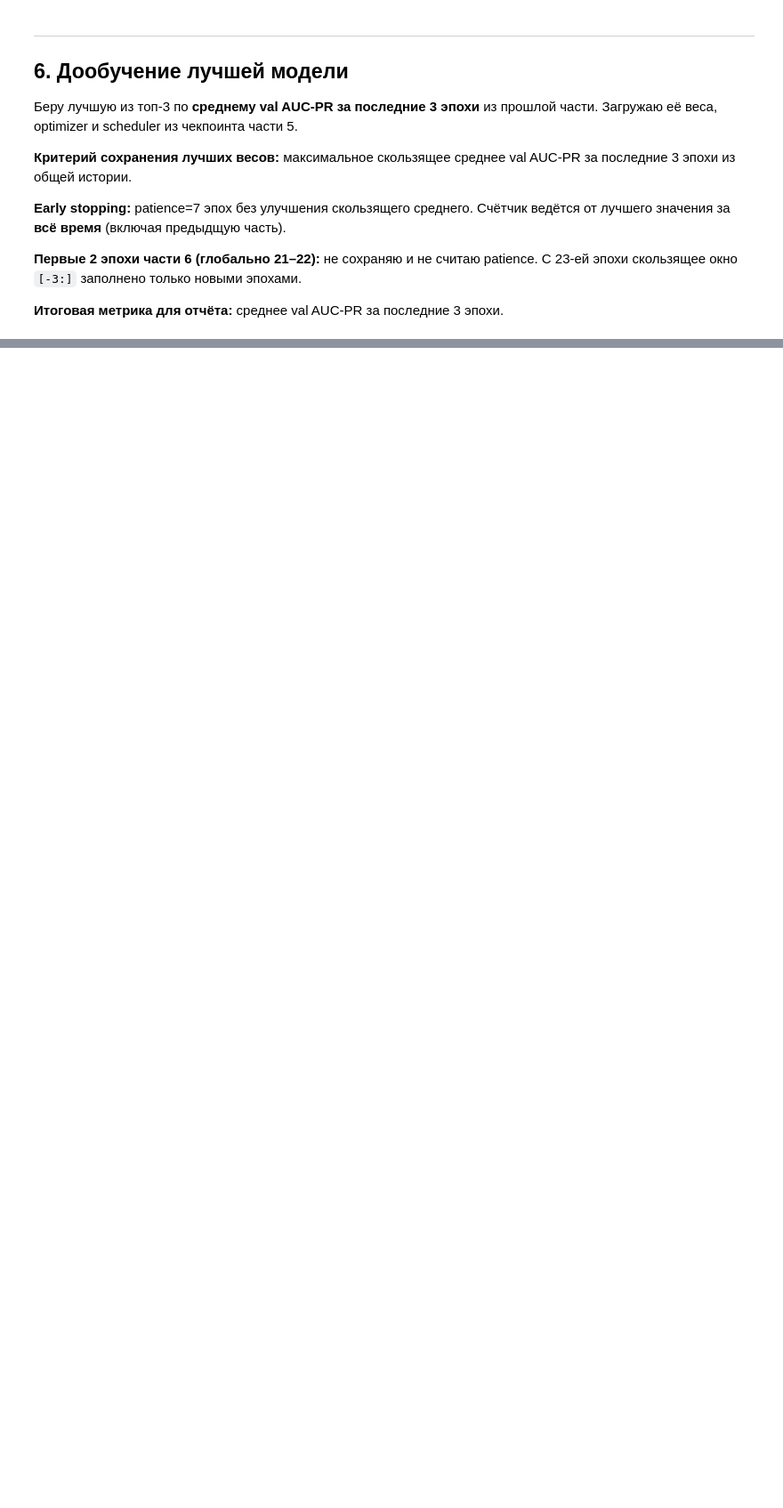
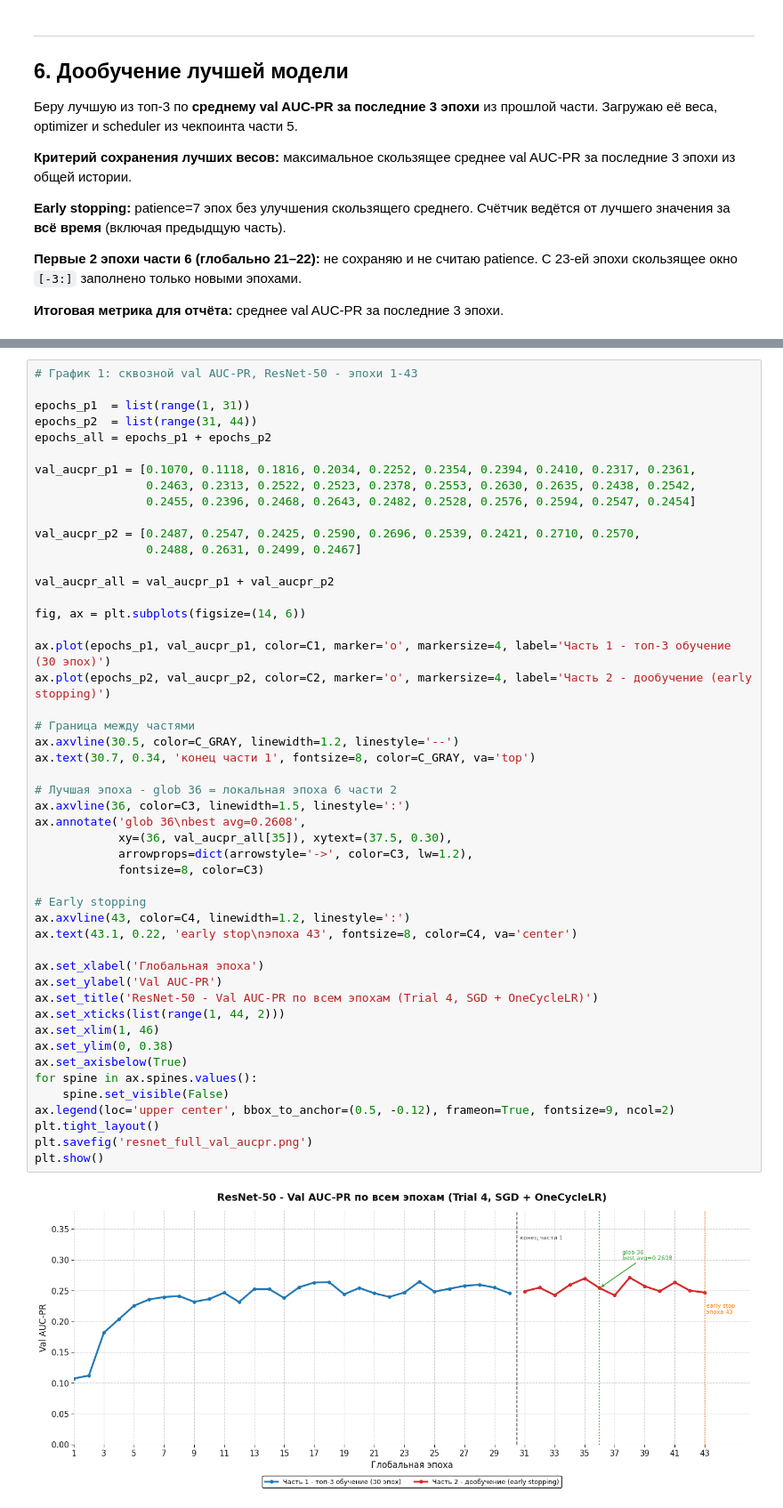
Before and after one commit to nikidariya/Melanoma_Detection_With_Class_Imbalance, a Jupyter notebook: melanoma-detection-part-2-resnet50.ipynb, the cells around one changed output, grey strips where cells are left out. Shown at 89% size. Drawn from its saved outputs; the diff is of its cells as text; blank space fills up the shorter version.

```diff
--- a/melanoma-detection-part-2-resnet50.ipynb
+++ b/melanoma-detection-part-2-resnet50.ipynb
@@ -1162,0 +1380,51 @@ Test-метрики (порог с val=0.34):
+# %%
+# График 1: сквозной val AUC-PR, ResNet-50 - эпохи 1-43
+
+epochs_p1  = list(range(1, 31))
+epochs_p2  = list(range(31, 44))
+epochs_all = epochs_p1 + epochs_p2
+
+val_aucpr_p1 = [0.1070, 0.1118, 0.1816, 0.2034, 0.2252, 0.2354, 0.2394, 0.2410, 0.2317, 0.2361,
+                0.2463, 0.2313, 0.2522, 0.2523, 0.2378, 0.2553, 0.2630, 0.2635, 0.2438, 0.2542,
+                0.2455, 0.2396, 0.2468, 0.2643, 0.2482, 0.2528, 0.2576, 0.2594, 0.2547, 0.2454]
+
+val_aucpr_p2 = [0.2487, 0.2547, 0.2425, 0.2590, 0.2696, 0.2539, 0.2421, 0.2710, 0.2570,
+                0.2488, 0.2631, 0.2499, 0.2467]
+
+val_aucpr_all = val_aucpr_p1 + val_aucpr_p2
+
+fig, ax = plt.subplots(figsize=(14, 6))
+
+ax.plot(epochs_p1, val_aucpr_p1, color=C1, marker='o', markersize=4, label='Часть 1 - топ-3 обучение (30 эпох)')
+ax.plot(epochs_p2, val_aucpr_p2, color=C2, marker='o', markersize=4, label='Часть 2 - дообучение (early stopping)')
+
+# Граница между частями
+ax.axvline(30.5, color=C_GRAY, linewidth=1.2, linestyle='--')
+ax.text(30.7, 0.34, 'конец части 1', fontsize=8, color=C_GRAY, va='top')
+
+# Лучшая эпоха - glob 36 = локальная эпоха 6 части 2
+ax.axvline(36, color=C3, linewidth=1.5, linestyle=':')
+ax.annotate('glob 36\nbest avg=0.2608',
+            xy=(36, val_aucpr_all[35]), xytext=(37.5, 0.30),
+            arrowprops=dict(arrowstyle='->', color=C3, lw=1.2),
+            fontsize=8, color=C3)
+
+# Early stopping
+ax.axvline(43, color=C4, linewidth=1.2, linestyle=':')
+ax.text(43.1, 0.22, 'early stop\nэпоха 43', fontsize=8, color=C4, va='center')
+
+ax.set_xlabel('Глобальная эпоха')
+ax.set_ylabel('Val AUC-PR')
+ax.set_title('ResNet-50 - Val AUC-PR по всем эпохам (Trial 4, SGD + OneCycleLR)')
+ax.set_xticks(list(range(1, 44, 2)))
+ax.set_xlim(1, 46)
+ax.set_ylim(0, 0.38)
+ax.set_axisbelow(True)
+for spine in ax.spines.values():
+    spine.set_visible(False)
+ax.legend(loc='upper center', bbox_to_anchor=(0.5, -0.12), frameon=True, fontsize=9, ncol=2)
+plt.tight_layout()
+plt.savefig('resnet_full_val_aucpr.png')
+plt.show()
+# %% [output]
+[figure, added]
```
Also changed, not shown: parts of 24 cells of this notebook.
